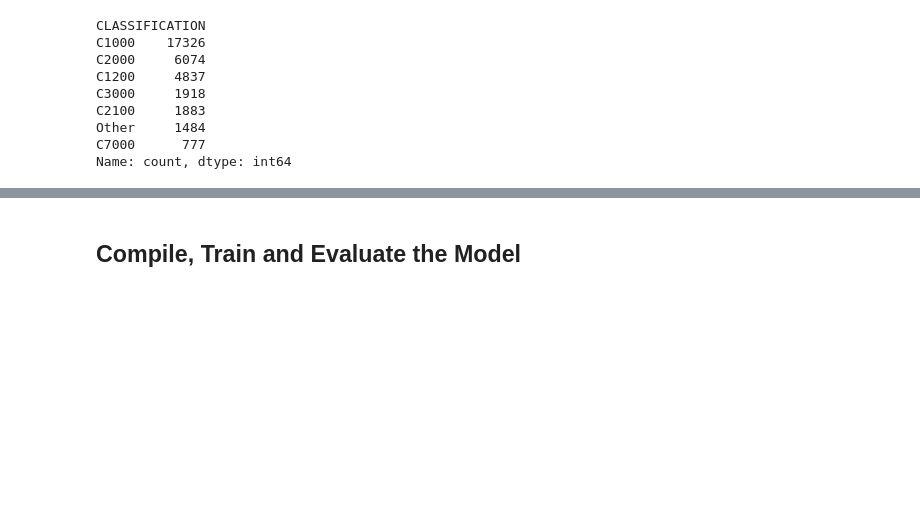
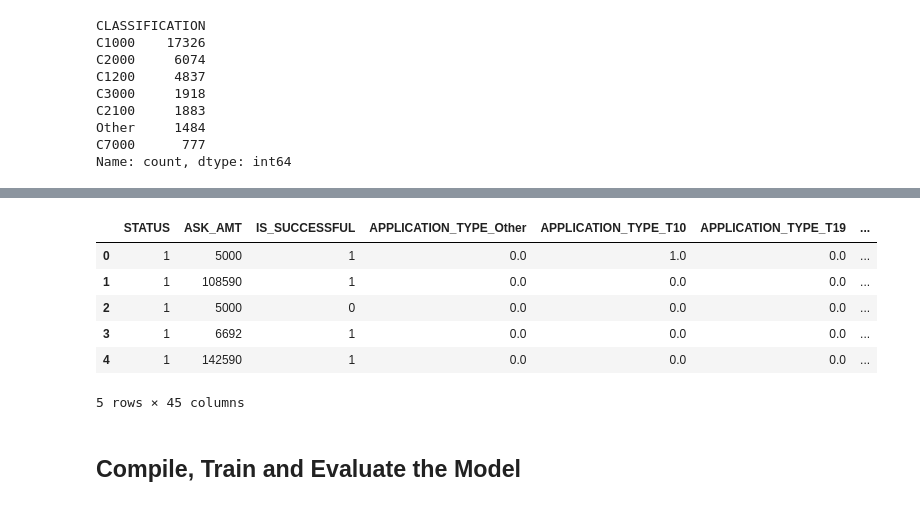
Before and after one commit to samwallach7/21-deep-learning-challenge, a Jupyter notebook: Starter_Code.ipynb, the cells around one changed output, grey strips where cells are left out. Cells and saved outputs as stored; diff of their text form; code cells hidden in the pictures; blank space fills up the shorter version.

```diff
--- a/Starter_Code.ipynb
+++ b/Starter_Code.ipynb
@@ -42,3 +40,9 @@ application_df
 | 34297 | T5 | Independent | C3000 | ProductDev | Association | 1 | 0 | ... |
 | 34298 | T3 | Independent | C1000 | Preservation | Co-operative | 1 | 1M-5M | ... |
 34299 rows × 10 columns
+# %%
+# Generate a categorical variable list
+application_cat = application_df.dtypes[application_df.dtypes == "object"].index.to_list()
+
+# Determine the number of unique values in each categorical column.
+application_df[application_cat].nunique()
@@ -168,0 +158,11 @@ df_dummies = pd.get_dummies(application_df[])
+# %%
+# Using OneHotEncoder to encode categorical data
+# Creating a OneHotEncoder instance
+enc = OneHotEncoder(sparse=False)
+
+# Fit and transform the OneHotEncoder using the categorical variable list
+encode_df = pd.DataFrame(enc.fit_transform(application_df[application_cat]))
+
+# Add the encoded variable names to the dataframe
+encode_df.columns = enc.get_feature_names_out(application_cat)
+encode_df.head()
@@ -169,3 +177,16 @@ df_dummies = pd.get_dummies(application_df[])
+# %%
+# Merging the encoded variables to the original dataframe
+application_df = application_df.merge(encode_df, left_index=True, right_index=True)
+application_df = application_df.drop(application_cat, axis=1)
+application_df.head()
+# %% [output]
+|  | STATUS | ASK_AMT | IS_SUCCESSFUL | APPLICATION_TYPE_Other | APPLICATION_TYPE_T10 | APPLICATION_TYPE_T19 | ... |
+| 0 | 1 | 5000 | 1 | 0.0 | 1.0 | 0.0 | ... |
+| 1 | 1 | 108590 | 1 | 0.0 | 0.0 | 0.0 | ... |
+| 2 | 1 | 5000 | 0 | 0.0 | 0.0 | 0.0 | ... |
+| 3 | 1 | 6692 | 1 | 0.0 | 0.0 | 0.0 | ... |
+| 4 | 1 | 142590 | 1 | 0.0 | 0.0 | 0.0 | ... |
+5 rows × 45 columns
 # %%
 # Split our preprocessed data into our features and target arrays
 y = application_df['IS_SUCCESSFUL']
```
Also changed, not shown: parts of 10 cells of this notebook.
